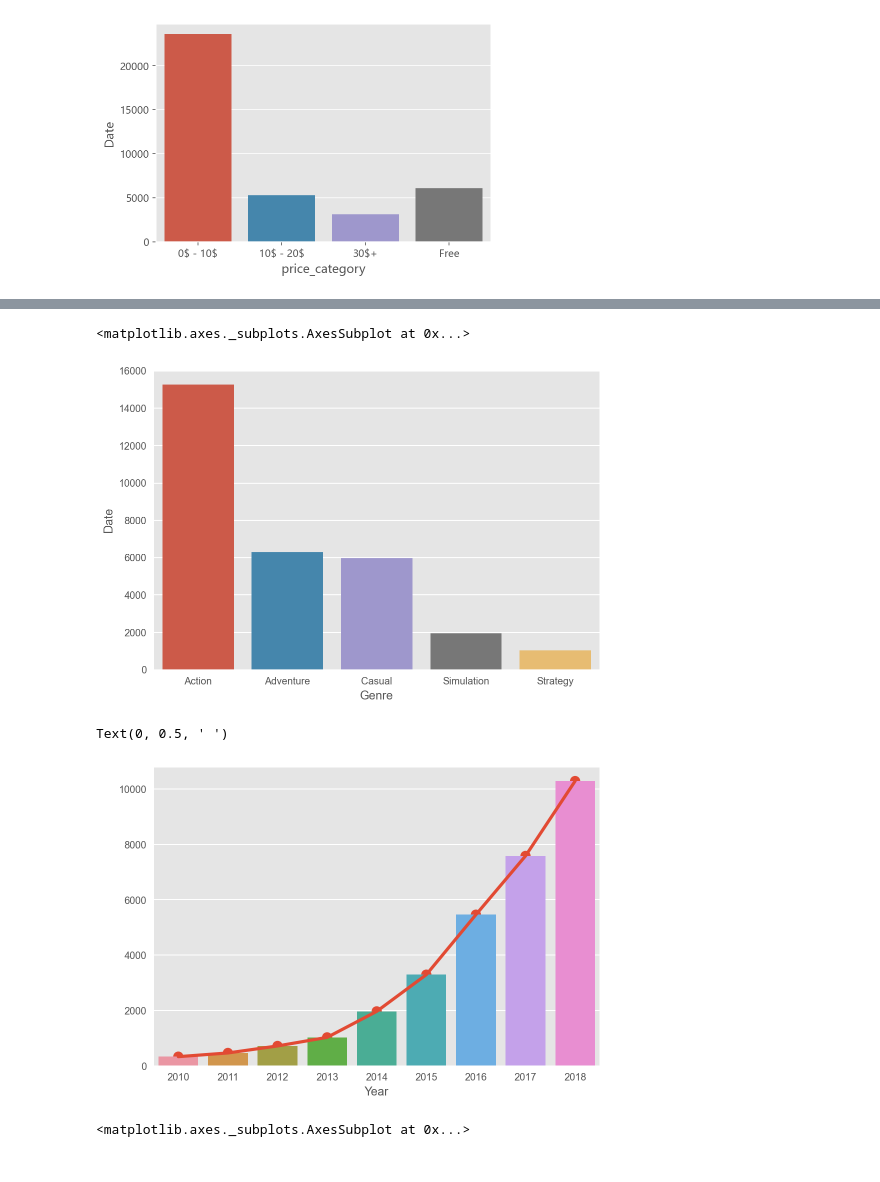
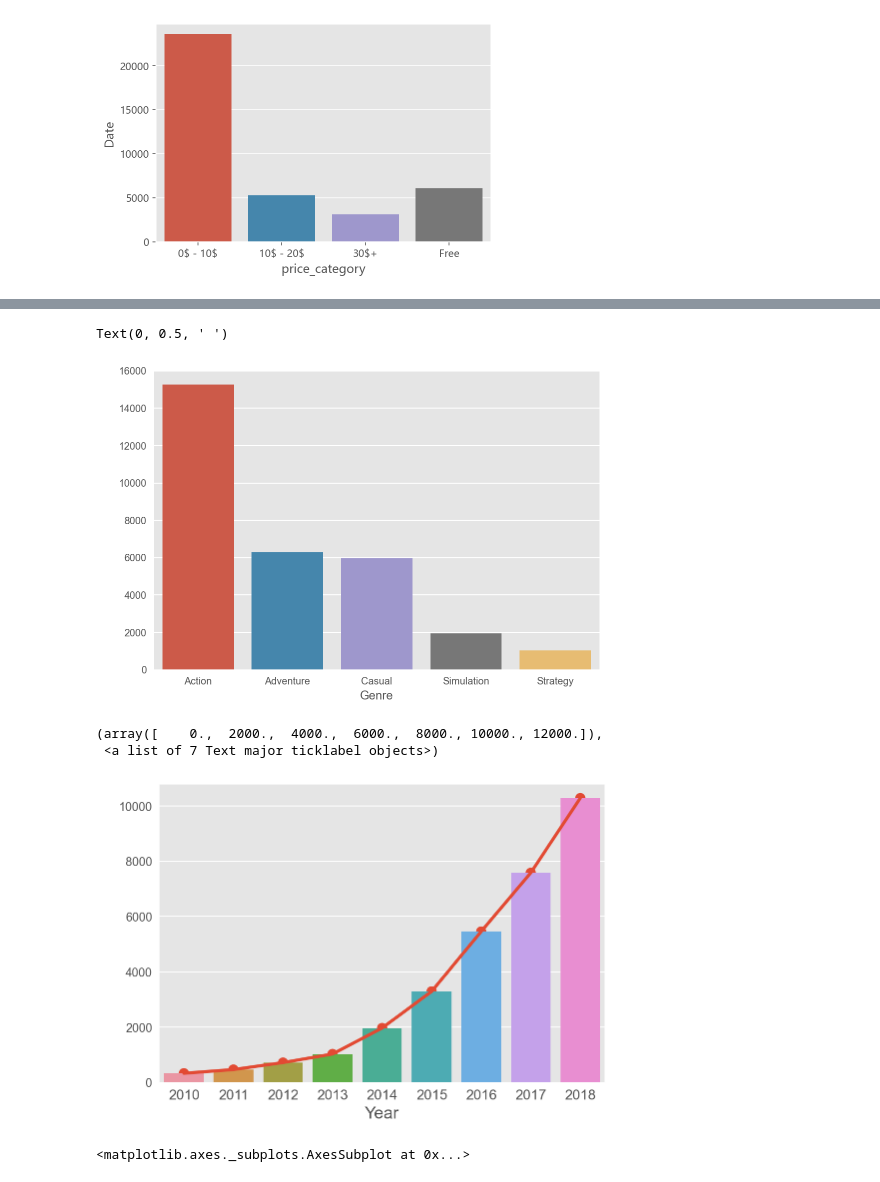
Before and after one commit to syc0521/SteamGames, a Jupyter notebook: notebooks/大作业提纲.ipynb, the cells around one changed output, grey strips where cells are left out. Drawn from its saved outputs; the diff is of its cells as text; code cells hidden in the pictures.

```diff
--- a/notebooks/大作业提纲.ipynb
+++ b/notebooks/大作业提纲.ipynb
@@ -307,19 +249,24 @@ genres = df.pivot_table(index='Genre',aggfunc='count')
 genres = genres.sort_values('Date',ascending=False).reset_index()
 genres = genres.drop(index=[3,7,8])[:5]
 sns.barplot(data=genres,x='Genre',y='Date')
+plt.ylabel(' ')
 # %% [output]
-<matplotlib.axes._subplots.AxesSubplot at 0x...>
+Text(0, 0.5, ' ')
-[figure, old version]
+[figure, new version]
 # %%
 # 游戏数量变化趋势
 year_pivot = df[(df.Year > 2009) & (df.Year < 2019)].pivot_table(index='Year',aggfunc='count')
 year_pivot.reset_index()
 sns.barplot(data=year_pivot,x=year_pivot.index,y=year_pivot.Date)
 sns.pointplot(data=year_pivot,x=year_pivot.index,y=year_pivot.Date)
 plt.ylabel(' ')
+plt.xlabel('Year',fontsize=17)
+plt.xticks(fontsize=14)
+plt.yticks(fontsize=12)
 # %% [output]
-Text(0, 0.5, ' ')
+(array([    0.,  2000.,  4000.,  6000.,  8000., 10000., 12000.]),
+ <a list of 7 Text major ticklabel objects>)
-[figure, old version]
+[figure, new version]
 # %%
 # 游戏发售时间热力图
 plt.style.use('ggplot')
```
Also changed, not shown: parts of 13 cells of this notebook, 3 other files.
